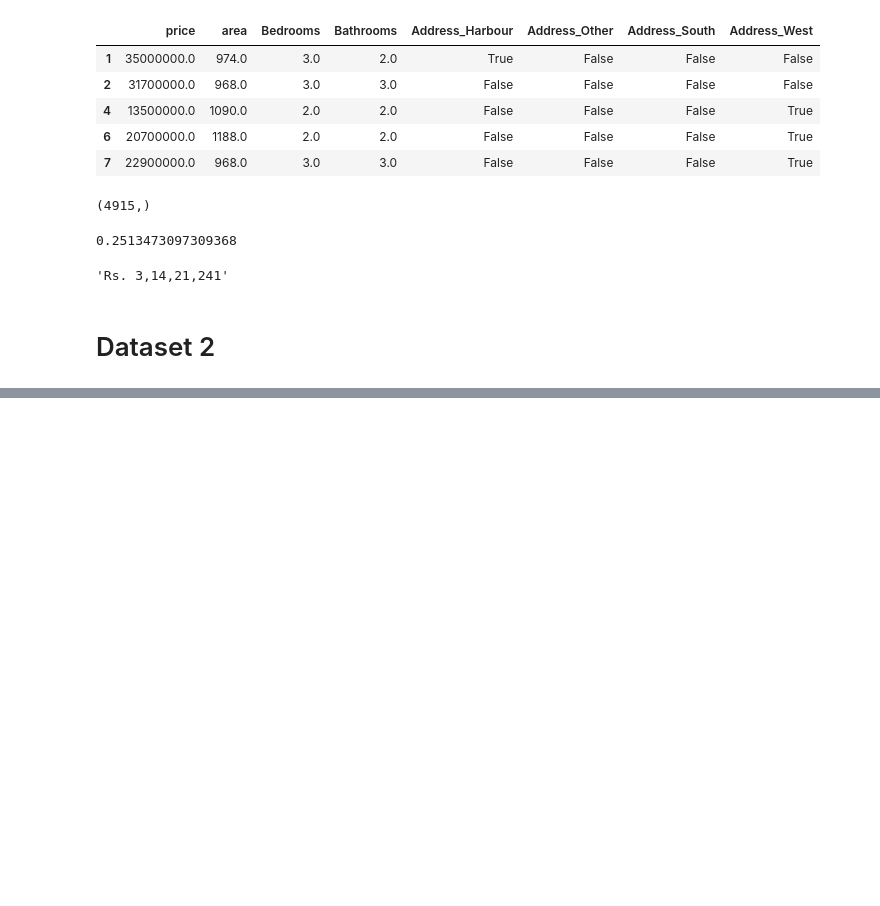
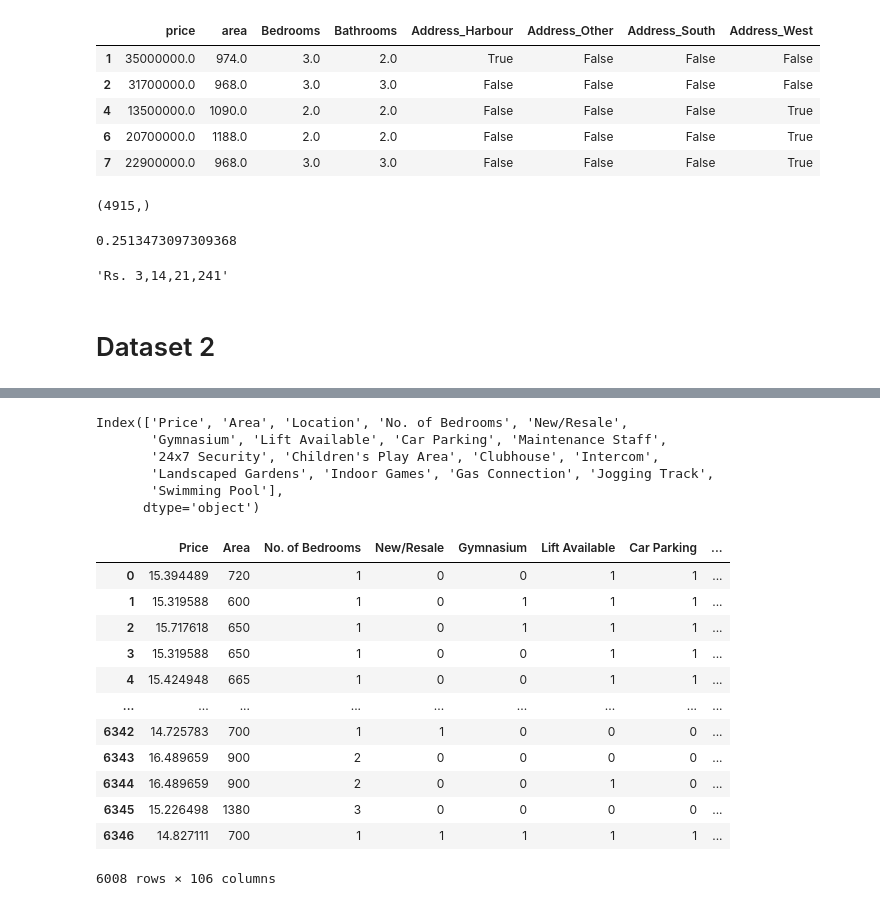
Before and after one commit to ashishyadav2/Java-Python, a Jupyter notebook: Python/Data Science/house_prediction.ipynb, the cells around one changed output, grey strips where cells are left out. Cells and saved outputs as stored; diff of their text form; code cells hidden in the pictures; blank space fills up the shorter version.

```diff
--- a/Python/Data Science/house_prediction.ipynb
+++ b/Python/Data Science/house_prediction.ipynb
@@ -255,0 +219,17 @@ array([ 2606666.66666667,  6205800.        ,  5500000.        , ...,
+# %%
+# Using IQR
+def remove_outlier(df,cols):
+    newdf = None
+    for col in cols:
+        q1,q3 = df[col].quantile(0.25),df[col].quantile(0.75)
+        iqr = q3-q1
+        low = q1 - 1.5*iqr
+        high = q3+1.5*iqr
+        newdf = df[(df[col]<=high) & (df[col]>=low)]
+        df = newdf
+    return df
+# %%
+df['Price'] = np.log(df['Price'])
+# %%
+df_outlier_removed = remove_outlier(df,['Area','No. of Bedrooms'])
+df_outlier_removed.describe()
@@ -255,0 +268,35 @@ array([ 2606666.66666667,  6205800.        ,  5500000.        , ...,
+# %%
+df_outlier_removed.columns
+# %% [output]
+Index(['Price', 'Area', 'Location', 'No. of Bedrooms', 'New/Resale',
+       'Gymnasium', 'Lift Available', 'Car Parking', 'Maintenance Staff',
+       '24x7 Security', 'Children's Play Area', 'Clubhouse', 'Intercom',
+       'Landscaped Gardens', 'Indoor Games', 'Gas Connection', 'Jogging Track',
+       'Swimming Pool'],
+      dtype='object')
+# %%
+# Get the value counts of each location
+location_counts = df_outlier_removed['Location'].value_counts()
+
+# Identify locations with counts less than 10
+locations_less_than_10 = location_counts[location_counts < 10].index
+
+# Replace the identified locations with 'Other'
+df_outlier_removed.loc[df_outlier_removed['Location'].isin(locations_less_than_10), 'Location'] = 'Other'
+# %%
+df_outlier_removed = pd.get_dummies(df_outlier_removed,drop_first=True)
+df_outlier_removed
+# %% [output]
+|  | Price | Area | No. of Bedrooms | New/Resale | Gymnasium | Lift Available | Car Parking | ... |
+| 0 | 15.394489 | 720 | 1 | 0 | 0 | 1 | 1 | ... |
+| 1 | 15.319588 | 600 | 1 | 0 | 1 | 1 | 1 | ... |
+| 2 | 15.717618 | 650 | 1 | 0 | 1 | 1 | 1 | ... |
+| 3 | 15.319588 | 650 | 1 | 0 | 0 | 1 | 1 | ... |
+| 4 | 15.424948 | 665 | 1 | 0 | 0 | 1 | 1 | ... |
+| ... | ... | ... | ... | ... | ... | ... | ... | ... |
+| 6342 | 14.725783 | 700 | 1 | 1 | 0 | 0 | 0 | ... |
+| 6343 | 16.489659 | 900 | 2 | 0 | 0 | 0 | 0 | ... |
+| 6344 | 16.489659 | 900 | 2 | 0 | 0 | 1 | 0 | ... |
+| 6345 | 15.226498 | 1380 | 3 | 0 | 0 | 0 | 0 | ... |
+| 6346 | 14.827111 | 700 | 1 | 1 | 1 | 1 | 1 | ... |
+6008 rows × 106 columns
```
Also changed, not shown: parts of 25 cells of this notebook.
